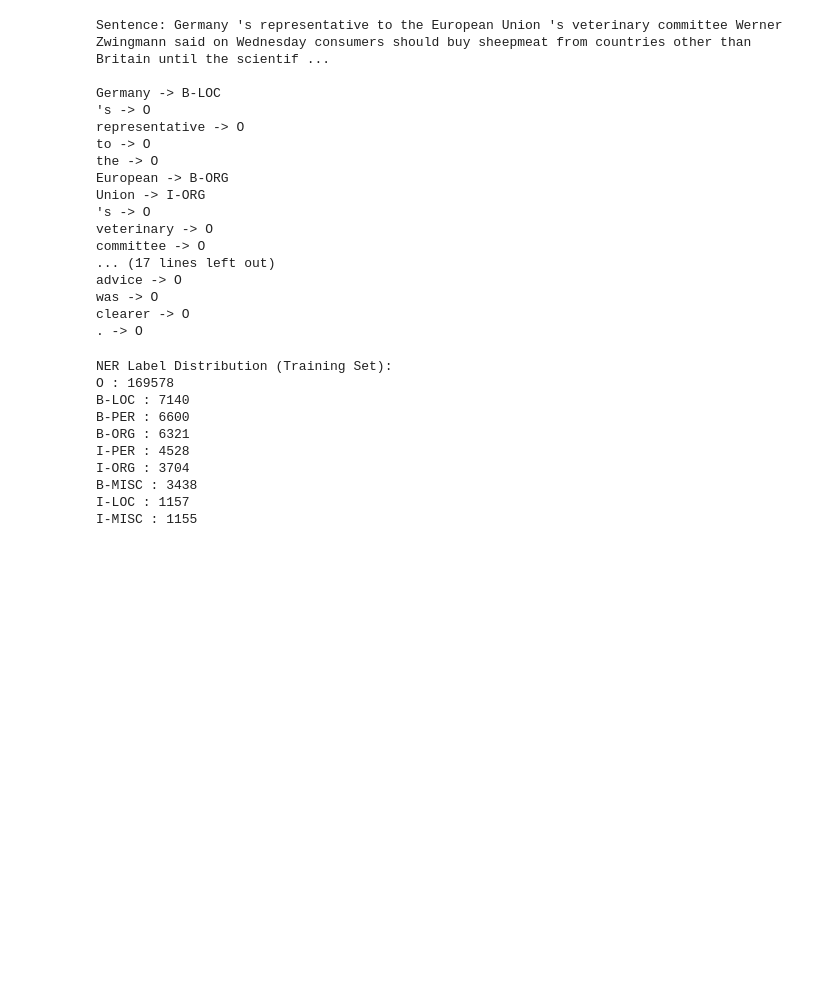
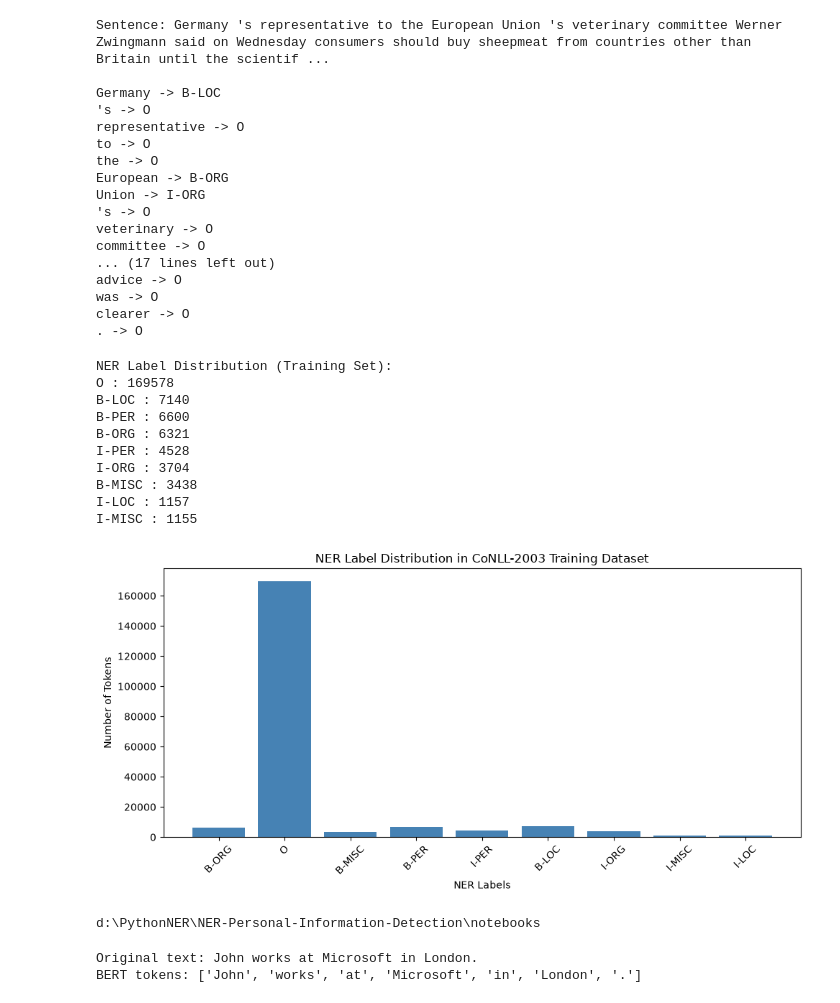
Before and after one commit to luqiwen-0412/NER-Personal-Information-Detection, a Jupyter notebook: notebooks/Data_Exploration.ipynb, the cells around one changed output. Saved outputs shown, nothing was run; the diff lists cells and outputs as text; code cells hidden in the pictures; blank space fills up the shorter version.

Commit message:
Complete dataset exploration and preprocessing

```diff
--- a/notebooks/Data_Exploration.ipynb
+++ b/notebooks/Data_Exploration.ipynb
@@ -124,3 +118,50 @@ I-ORG : 3704
 B-MISC : 3438
 I-LOC : 1157
 I-MISC : 1155
+# %%
+import matplotlib.pyplot as plt
+
+# Get labels and their counts
+labels = list(label_counts.keys())
+counts = list(label_counts.values())
+
+# Create the bar chart
+plt.figure(figsize=(10, 5))
+plt.bar(labels, counts, color="steelblue")
+
+plt.title("NER Label Distribution in CoNLL-2003 Training Dataset")
+plt.xlabel("NER Labels")
+plt.ylabel("Number of Tokens")
+
+plt.xticks(rotation=45)
+
+plt.tight_layout()
+
+# Save the chart as a PNG image
+plt.savefig("ner_label_distribution.png", dpi=300, bbox_inches="tight")
+
+plt.show()
+# %% [output]
+[figure, added]
+# %%
+import os
+print(os.getcwd())
+# %% [output]
+d:\PythonNER\NER-Personal-Information-Detection\notebooks
+# %%
+from transformers import AutoTokenizer
+
+# Load the BERT tokenizer
+tokenizer = AutoTokenizer.from_pretrained("bert-base-cased")
+
+# Example sentence
+text = "John works at Microsoft in London."
+
+# Tokenise the sentence
+tokens = tokenizer.tokenize(text)
+
+print("Original text:", text)
+print("BERT tokens:", tokens)
+# %% [output]
+Original text: John works at Microsoft in London.
+BERT tokens: ['John', 'works', 'at', 'Microsoft', 'in', 'London', '.']
```
Also changed, not shown: parts of 12 cells of this notebook, 3 other files.
